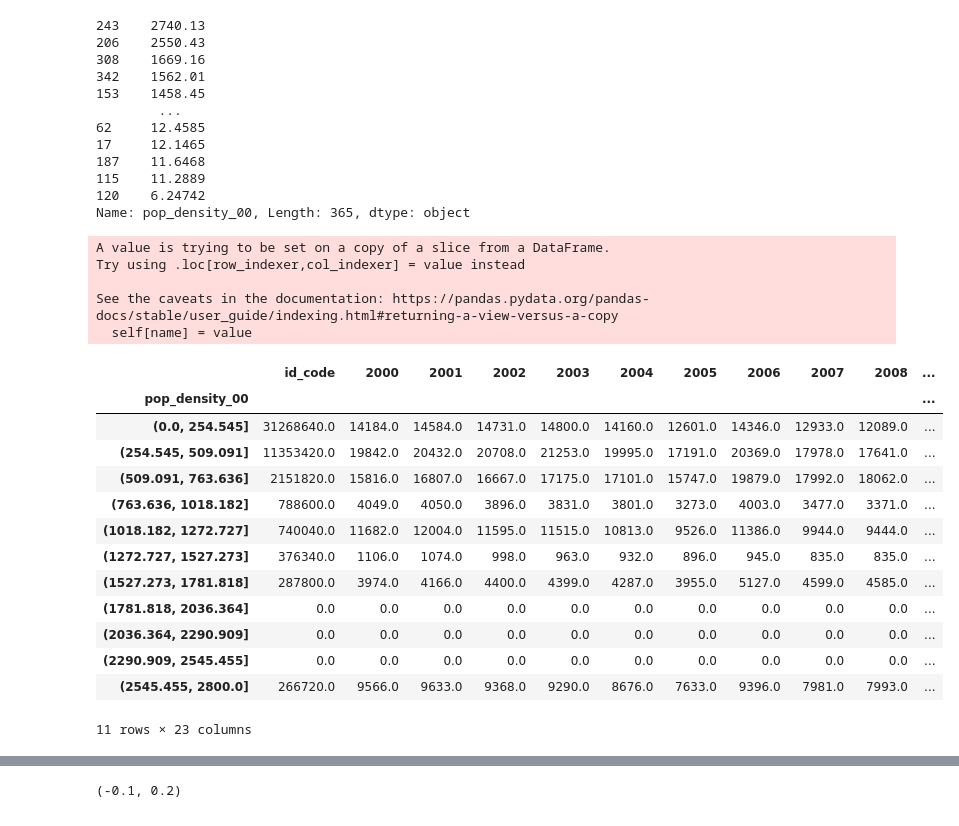
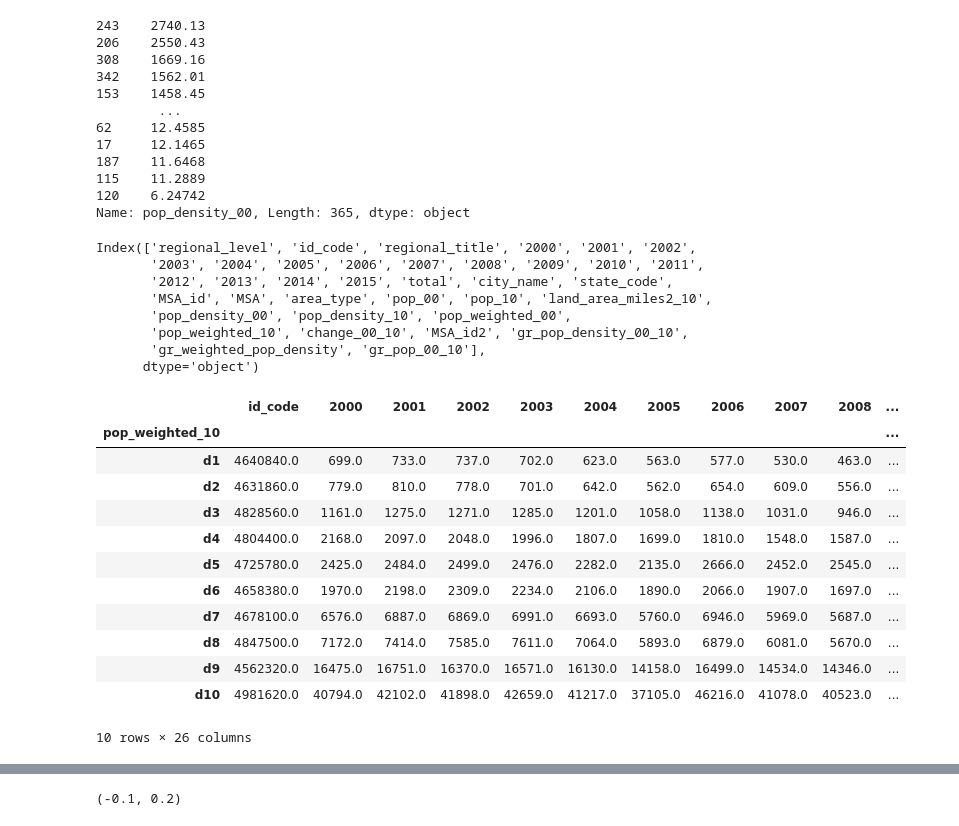
Before and after one commit to 107SBakst/107SBakst.github.io, a Jupyter notebook: Python/Project_chart2.ipynb, the cells around one changed output, grey strips where cells are left out. Drawn from its saved outputs; the diff is of its cells as text; code cells hidden in the pictures.

Commit message:
made df of deciles of density and patents

```diff
--- a/Python/Project_chart2.ipynb
+++ b/Python/Project_chart2.ipynb
@@ -360,14 +360,13 @@ dfip
 dfip[['city_name', 'state_code']] = dfip['regional_title'].str.split(',',1,expand=True)
 dfip['regional_level'] = dfip['regional_level'].str.replace(' ','_')
 metroip = dfip[dfip['regional_level'] == 'Metropolitan_Statistical_Area_']
+us = dfip[dfip['regional_level'] == 'ALL_AREAS_']
 
 metroip = metroip[0:374] # This is to drop the row that totals all MSA rows.
 metroip['2000'] = metroip['2000'].astype(float)
 metroip['2015'] = metroip['2015'].astype(float)
-metroip['00-15gr-%'] = ((metroip['2015']/metroip['2000'])**(1/16))-1
+#metroip['00-15gr-%'] = ((metroip['2015']/metroip['2000'])**(1/16))-1
 for i in np.linspace(2001,2014,14, dtype='int'):
     #print(i)
     metroip[str(i)] = metroip[str(i)].astype('float')
 metroip2 = metroip[~metroip.isin([np.nan, np.inf, -np.inf]).any(1)] # This is to remove all rows with inf or nan values in the 00-15gr-% column. Without values we cannot do any graphical analysis on these rows.
-
-metroip['2012'].dtype
@@ -404,34 +401,45 @@ Name: pop_density_00, Length: 365, dtype: object
 # %%
 #df.MSA_id2 = df.MSA_id2.astype('str')
 metroip2.id_code = metroip2.id_code.astype('float')
 mdf = pd.merge(metroip2,df,left_on='id_code',right_on='MSA_id2')
 
 mdf['gr_pop_density_00_10'] = ((mdf['pop_density_10']/mdf['pop_density_00'])**(1/11))-1
 mdf['gr_weighted_pop_density'] = ((mdf['pop_weighted_10']/mdf['pop_weighted_00'])**(1/11))-1
 mdf['gr_pop_00_10'] = ((mdf['pop_10']/mdf['pop_00'])**(1/11))-1
 mdf = mdf.sort_values(['pop_density_10'], ascending=False)
-mdf.columns
-custom_bucket_array = np.linspace(0,2800,12)
-mdf['pop_density_00'] = pd.cut(mdf['pop_density_00'], custom_bucket_array)
-mdf2 = mdf.groupby(by='pop_density_00').sum()
+print(mdf.columns)
+custom_bucket_array = np.linspace(0,2800,15)
+mdf['pop_weighted_10'] = pd.qcut(mdf['pop_weighted_10'], q=10, labels=['d1', 'd2', 'd3' , 'd4', 'd5', 'd6' , 'd7', 'd8', 'd9', 'd10'])
+mdf2 = mdf.groupby(by='pop_weighted_10',axis=0).sum()
+mdf2['freq'] = mdf.groupby(by='pop_weighted_10',axis=0).size()
+#mdf = mdf.sort_values(['pop_density_10'], ascending=True)
+#mdf2.drop(['id_code','MSA_id',	'pop_10'	,'pop_density_10',	'pop_weighted_10',	'MSA_id2'],axis=1,inplace=True)
+ust =  us['2010'].astype('float') + us['2011'].astype('float') + us['2012'].astype('float') + us['2013'].astype('float') + us['2014'].astype('float') + us['2015'].astype('float')
+mdf2['00-15-total'] = ((mdf2['2000'] + mdf2['2001'] + mdf2['2002'] + mdf2['2003'] + mdf2['2004'] + mdf2['2005'] + mdf2['2006'] + mdf2['2007'] + mdf2['2008'] + mdf2['2009'] + mdf2['2010'] + mdf2['2011'] + mdf2['2012'] + mdf2['2013'] + mdf2['2014'] + mdf2['2015']) / 1592166)*100
+mdf2['10-15-total'] = ((mdf2['2010'] + mdf2['2011'] + mdf2['2012'] + mdf2['2013'] + mdf2['2014'] + mdf2['2015']) / 756535.0)*100
+
+mdf2['00-15gr-%'] = ((mdf2['2015']/mdf2['2000'])**(1/16))-1
+mdf2['10-15gr-%'] = ((mdf2['2015']/mdf2['2010'])**(1/6))-1
 mdf2
 # %% [output]
-A value is trying to be set on a copy of a slice from a DataFrame.
-Try using .loc[row_indexer,col_indexer] = value instead
-
-See the caveats in the documentation: https://pandas.pydata.org/pandas-docs/stable/user_guide/indexing.html#returning-a-view-versus-a-copy
-  self[name] = value
+Index(['regional_level', 'id_code', 'regional_title', '2000', '2001', '2002',
+       '2003', '2004', '2005', '2006', '2007', '2008', '2009', '2010', '2011',
+       '2012', '2013', '2014', '2015', 'total', 'city_name', 'state_code',
+       'MSA_id', 'MSA', 'area_type', 'pop_00', 'pop_10', 'land_area_miles2_10',
+       'pop_density_00', 'pop_density_10', 'pop_weighted_00',
+       'pop_weighted_10', 'change_00_10', 'MSA_id2', 'gr_pop_density_00_10',
+       'gr_weighted_pop_density', 'gr_pop_00_10'],
+      dtype='object')
 |  | id_code | 2000 | 2001 | 2002 | 2003 | 2004 | 2005 | 2006 | 2007 | 2008 | ... |
-| pop_density_00 |  |  |  |  |  |  |  |  |  |  | ... |
-| (0.0, 254.545] | 31268640.0 | 14184.0 | 14584.0 | 14731.0 | 14800.0 | 14160.0 | 12601.0 | 14346.0 | 12933.0 | 12089.0 | ... |
-| (254.545, 509.091] | 11353420.0 | 19842.0 | 20432.0 | 20708.0 | 21253.0 | 19995.0 | 17191.0 | 20369.0 | 17978.0 | 17641.0 | ... |
-| (509.091, 763.636] | 2151820.0 | 15816.0 | 16807.0 | 16667.0 | 17175.0 | 17101.0 | 15747.0 | 19879.0 | 17992.0 | 18062.0 | ... |
-| (763.636, 1018.182] | 788600.0 | 4049.0 | 4050.0 | 3896.0 | 3831.0 | 3801.0 | 3273.0 | 4003.0 | 3477.0 | 3371.0 | ... |
-| (1018.182, 1272.727] | 740040.0 | 11682.0 | 12004.0 | 11595.0 | 11515.0 | 10813.0 | 9526.0 | 11386.0 | 9944.0 | 9444.0 | ... |
-| (1272.727, 1527.273] | 376340.0 | 1106.0 | 1074.0 | 998.0 | 963.0 | 932.0 | 896.0 | 945.0 | 835.0 | 835.0 | ... |
-| (1527.273, 1781.818] | 287800.0 | 3974.0 | 4166.0 | 4400.0 | 4399.0 | 4287.0 | 3955.0 | 5127.0 | 4599.0 | 4585.0 | ... |
-| (1781.818, 2036.364] | 0.0 | 0.0 | 0.0 | 0.0 | 0.0 | 0.0 | 0.0 | 0.0 | 0.0 | 0.0 | ... |
-| (2036.364, 2290.909] | 0.0 | 0.0 | 0.0 | 0.0 | 0.0 | 0.0 | 0.0 | 0.0 | 0.0 | 0.0 | ... |
-| (2290.909, 2545.455] | 0.0 | 0.0 | 0.0 | 0.0 | 0.0 | 0.0 | 0.0 | 0.0 | 0.0 | 0.0 | ... |
-| (2545.455, 2800.0] | 266720.0 | 9566.0 | 9633.0 | 9368.0 | 9290.0 | 8676.0 | 7633.0 | 9396.0 | 7981.0 | 7993.0 | ... |
+| pop_weighted_10 |  |  |  |  |  |  |  |  |  |  | ... |
+| d1 | 4640840.0 | 699.0 | 733.0 | 737.0 | 702.0 | 623.0 | 563.0 | 577.0 | 530.0 | 463.0 | ... |
+| d2 | 4631860.0 | 779.0 | 810.0 | 778.0 | 701.0 | 642.0 | 562.0 | 654.0 | 609.0 | 556.0 | ... |
+| d3 | 4828560.0 | 1161.0 | 1275.0 | 1271.0 | 1285.0 | 1201.0 | 1058.0 | 1138.0 | 1031.0 | 946.0 | ... |
+| d4 | 4804400.0 | 2168.0 | 2097.0 | 2048.0 | 1996.0 | 1807.0 | 1699.0 | 1810.0 | 1548.0 | 1587.0 | ... |
+| d5 | 4725780.0 | 2425.0 | 2484.0 | 2499.0 | 2476.0 | 2282.0 | 2135.0 | 2666.0 | 2452.0 | 2545.0 | ... |
+| d6 | 4658380.0 | 1970.0 | 2198.0 | 2309.0 | 2234.0 | 2106.0 | 1890.0 | 2066.0 | 1907.0 | 1697.0 | ... |
+| d7 | 4678100.0 | 6576.0 | 6887.0 | 6869.0 | 6991.0 | 6693.0 | 5760.0 | 6946.0 | 5969.0 | 5687.0 | ... |
+| d8 | 4847500.0 | 7172.0 | 7414.0 | 7585.0 | 7611.0 | 7064.0 | 5893.0 | 6879.0 | 6081.0 | 5670.0 | ... |
+| d9 | 4562320.0 | 16475.0 | 16751.0 | 16370.0 | 16571.0 | 16130.0 | 14158.0 | 16499.0 | 14534.0 | 14346.0 | ... |
+| d10 | 4981620.0 | 40794.0 | 42102.0 | 41898.0 | 42659.0 | 41217.0 | 37105.0 | 46216.0 | 41078.0 | 40523.0 | ... |
-11 rows × 23 columns
+10 rows × 26 columns
```
Also changed, not shown: parts of 2 cells of this notebook.
